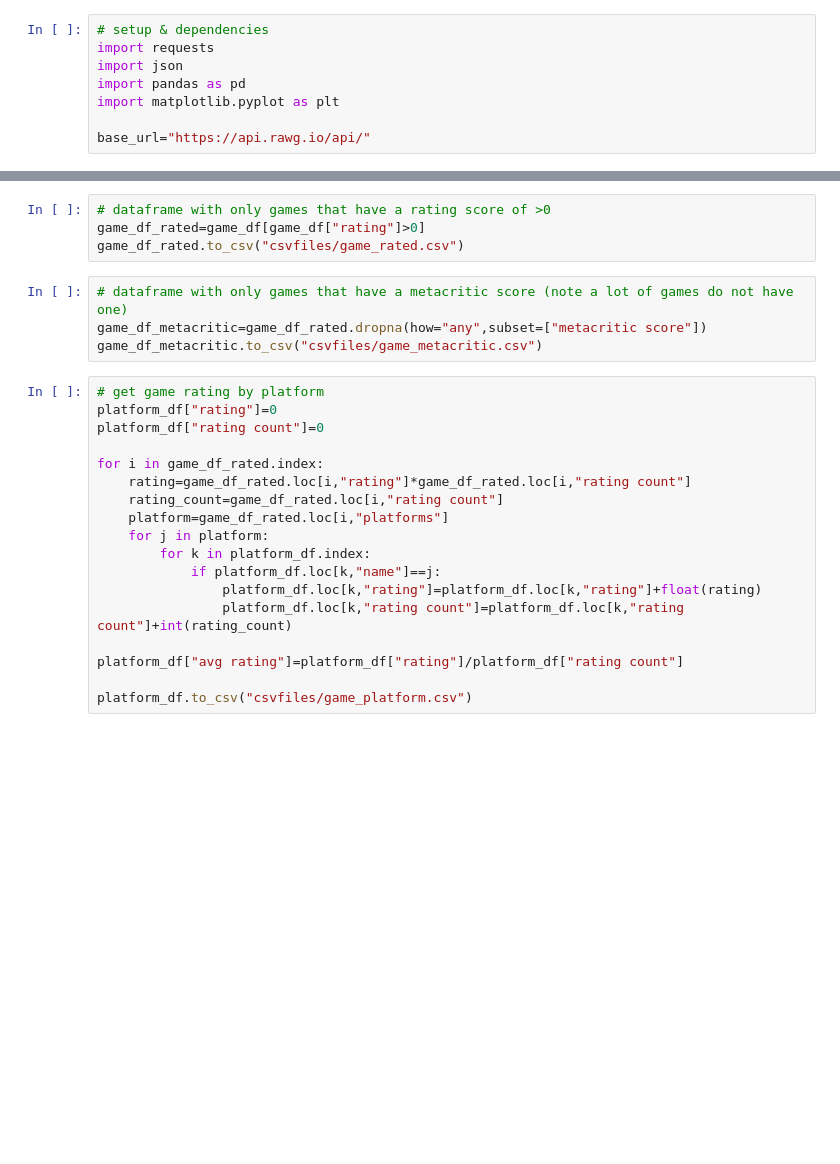
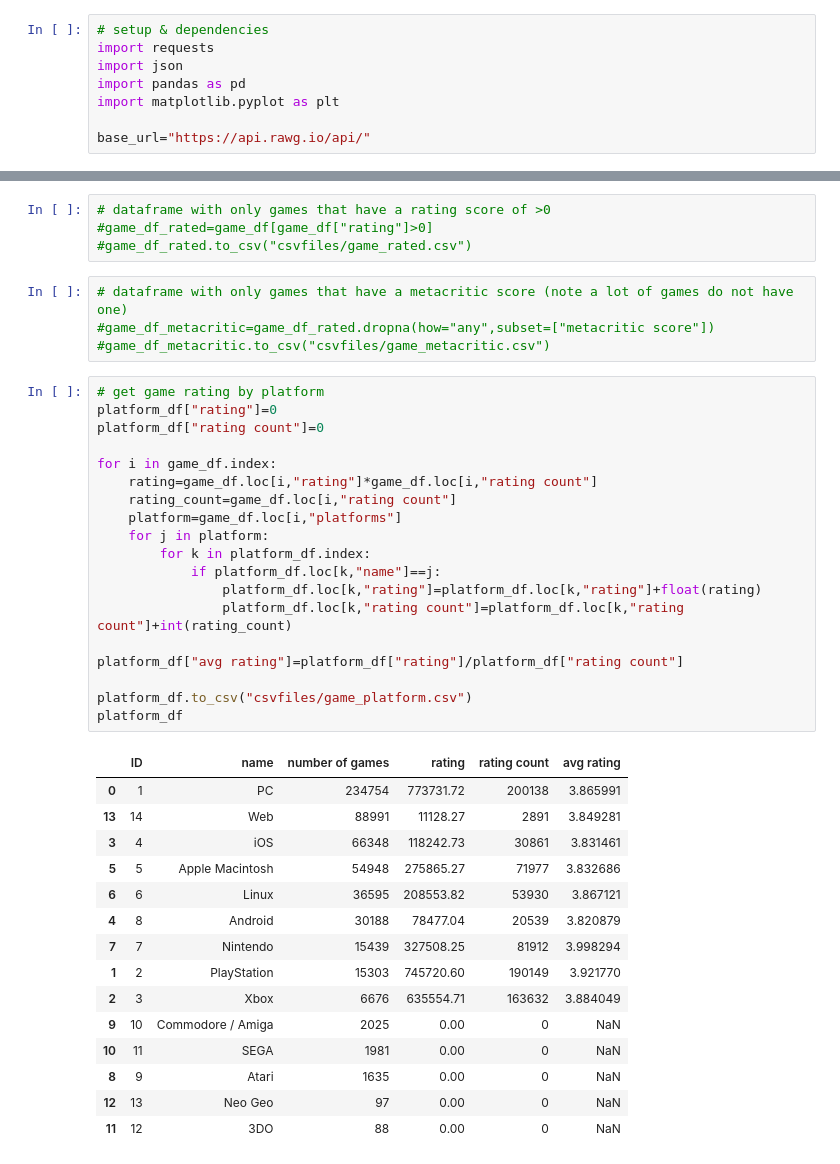
Before and after one commit to Rishi0406/project_1, a Jupyter notebook: getdata.ipynb, the cells around one changed output, grey strips where cells are left out. Saved outputs shown, nothing was run; the diff lists cells and outputs as text; blank space fills up the shorter version.

```diff
--- a/getdata.ipynb
+++ b/getdata.ipynb
@@ -216,29 +232,46 @@ game_df.to_csv("csvfiles/game.csv")
 # %%
 # dataframe with only games that have a rating score of >0
-game_df_rated=game_df[game_df["rating"]>0]
-game_df_rated.to_csv("csvfiles/game_rated.csv")
+#game_df_rated=game_df[game_df["rating"]>0]
+#game_df_rated.to_csv("csvfiles/game_rated.csv")
 # %%
 # dataframe with only games that have a metacritic score (note a lot of games do not have one)
-game_df_metacritic=game_df_rated.dropna(how="any",subset=["metacritic score"])
-game_df_metacritic.to_csv("csvfiles/game_metacritic.csv")
+#game_df_metacritic=game_df_rated.dropna(how="any",subset=["metacritic score"])
+#game_df_metacritic.to_csv("csvfiles/game_metacritic.csv")
 # %%
 # get game rating by platform
 platform_df["rating"]=0
 platform_df["rating count"]=0
 
-for i in game_df_rated.index:
-    rating=game_df_rated.loc[i,"rating"]*game_df_rated.loc[i,"rating count"]
-    rating_count=game_df_rated.loc[i,"rating count"]
-    platform=game_df_rated.loc[i,"platforms"]
+for i in game_df.index:
+    rating=game_df.loc[i,"rating"]*game_df.loc[i,"rating count"]
+    rating_count=game_df.loc[i,"rating count"]
+    platform=game_df.loc[i,"platforms"]
     for j in platform:
         for k in platform_df.index:
             if platform_df.loc[k,"name"]==j:
                 platform_df.loc[k,"rating"]=platform_df.loc[k,"rating"]+float(rating)
                 platform_df.loc[k,"rating count"]=platform_df.loc[k,"rating count"]+int(rating_count)
 
 platform_df["avg rating"]=platform_df["rating"]/platform_df["rating count"]
 
 platform_df.to_csv("csvfiles/game_platform.csv")
+platform_df
+# %% [output]
+|  | ID | name | number of games | rating | rating count | avg rating |
+| 0 | 1 | PC | 234754 | 773731.72 | 200138 | 3.865991 |
+| 13 | 14 | Web | 88991 | 11128.27 | 2891 | 3.849281 |
+| 3 | 4 | iOS | 66348 | 118242.73 | 30861 | 3.831461 |
+| 5 | 5 | Apple Macintosh | 54948 | 275865.27 | 71977 | 3.832686 |
+| 6 | 6 | Linux | 36595 | 208553.82 | 53930 | 3.867121 |
+| 4 | 8 | Android | 30188 | 78477.04 | 20539 | 3.820879 |
+| 7 | 7 | Nintendo | 15439 | 327508.25 | 81912 | 3.998294 |
+| 1 | 2 | PlayStation | 15303 | 745720.60 | 190149 | 3.921770 |
+| 2 | 3 | Xbox | 6676 | 635554.71 | 163632 | 3.884049 |
+| 9 | 10 | Commodore / Amiga | 2025 | 0.00 | 0 | NaN |
+| 10 | 11 | SEGA | 1981 | 0.00 | 0 | NaN |
+| 8 | 9 | Atari | 1635 | 0.00 | 0 | NaN |
+| 12 | 13 | Neo Geo | 97 | 0.00 | 0 | NaN |
+| 11 | 12 | 3DO | 88 | 0.00 | 0 | NaN |
 # %%
 # get game rating by game store
 store_df["rating"]=0
```
Also changed, not shown: parts of 8 cells of this notebook, 7 other files.
